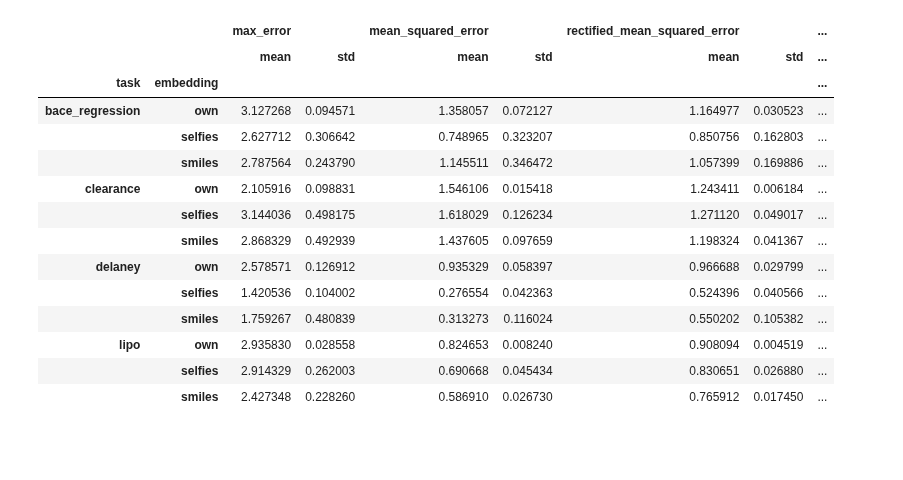
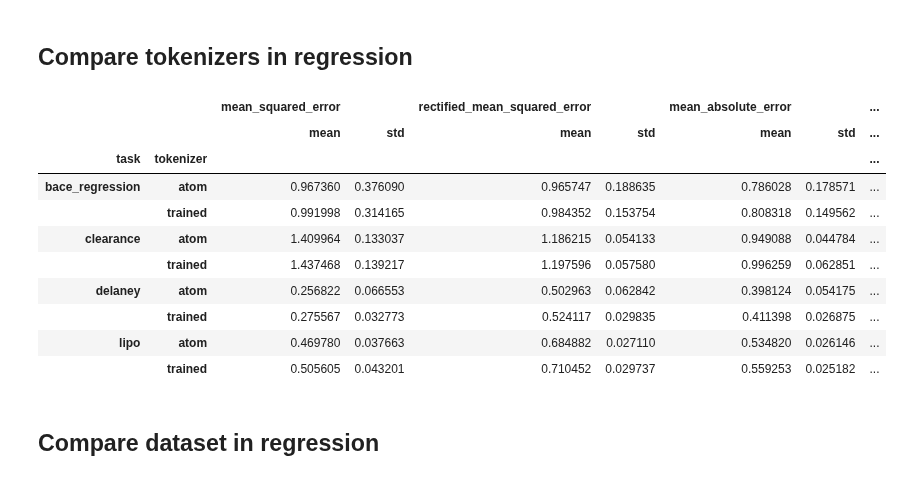
Before and after one commit to ibmm-unibe-ch/SMILES_or_SELFIES, a Jupyter notebook: Scoring_report_seeds.ipynb, the cells around one changed output. Saved outputs shown, nothing was run; the diff lists cells and outputs as text; code cells hidden in the pictures; blank space fills up the shorter version.

```diff
--- a/Scoring_report_seeds.ipynb
+++ b/Scoring_report_seeds.ipynb
@@ -11,18 +14,20 @@ classification_scores = []
 regression_scores = []
 for tokenizer_suffix in TOKENIZER_SUFFIXES:
     for task in MOLNET_DIRECTORY.keys():
-        task_tokenizer_path = TASK_MODEL_PATH/task/tokenizer_suffix
-        if task_tokenizer_path.exists():
-            for hyperparameter_path in glob(str(task_tokenizer_path) + "/*", recursive=True):
-                scores_path = hyperparameter_path+"/scores.csv"
-                if not Path(scores_path).is_file() or not "seed" in str(scores_path):
-                    continue
-                print(scores_path)
-                new_score_df = pd.read_csv(scores_path)
-                if list(new_score_df.task_type)[0] == "classification":
-                    classification_scores.append(new_score_df)
-                else:
-                    regression_scores.append(new_score_df)
+        for model in ["bart", "roberta"]:
+            task_tokenizer_path = TASK_MODEL_PATH/task/(tokenizer_suffix+"_"+model)
+            print(task_tokenizer_path)
+            if task_tokenizer_path.exists():
+                for hyperparameter_path in glob(str(task_tokenizer_path) + "/*", recursive=True):
+                    scores_path = hyperparameter_path+"/scores.csv"
+                    if not Path(scores_path).is_file() or not "seed" in str(scores_path):
+                        continue
+                    print(scores_path)
+                    new_score_df = pd.read_csv(scores_path)
+                    if list(new_score_df.task_type)[0] == "classification":
+                        classification_scores.append(new_score_df)
+                    else:
+                        regression_scores.append(new_score_df)
 
 regression_scores = pd.concat(regression_scores, axis = 0, sort = False)
 classification_scores = pd.concat(classification_scores, axis = 0, sort = False)
@@ -47,6 +59,5 @@ classification_scores = pd.concat(classification_scores, axis = 0, sort = False)
 # %%
-columns = list(regression_scores.columns[-3:])
-columns.extend(regression_scores.columns[:-3])
-
-regression_scores.sort_values(["task", "tokenizer"])[columns].sort_values(["mean_absolute_error"]).drop(["Unnamed: 0", "task_type", "learning_rate", "dropout", "seed"], axis="columns").groupby(["task", "embedding", "tokenizer", "dataset"]).agg(["mean", "std"])
+regression_columns = list(regression_scores.columns[-2:])
+regression_columns.extend(regression_scores.columns[:-2])
+regression_scores[regression_columns].drop(["Unnamed: 0", "task_type", "learning_rate", "dropout", "seed"], axis="columns").groupby(["task", "embedding", "tokenizer", "dataset", "architecture"]).agg(["mean", "std"])
 # %% [output]
@@ -94,19 +99,19 @@ regression_scores.sort_values(["task", "tokenizer"])[columns].sort_values(["mean
+# %% [markdown]
+## Compare tokenizers in regression
 # %%
-regression_scores.sort_values(["task", "tokenizer"])[columns].sort_values(["mean_absolute_error"]).drop(["Unnamed: 0", "task_type", "learning_rate", "dropout", "seed"], axis="columns").groupby(["task", "embedding"]).agg(["mean", "std"])
+regression_scores[regression_columns].drop(["Unnamed: 0", "task_type", "learning_rate", "dropout", "seed"], axis="columns").groupby(["task", "tokenizer"]).agg(["mean", "std"])
 # %% [output]
-|  |  | max_error |  | mean_squared_error |  | rectified_mean_squared_error |  | ... |
+|  |  | mean_squared_error |  | rectified_mean_squared_error |  | mean_absolute_error |  | ... |
 |  |  | mean | std | mean | std | mean | std | ... |
-| task | embedding |  |  |  |  |  |  | ... |
-| bace_regression | own | 3.127268 | 0.094571 | 1.358057 | 0.072127 | 1.164977 | 0.030523 | ... |
-|  | selfies | 2.627712 | 0.306642 | 0.748965 | 0.323207 | 0.850756 | 0.162803 | ... |
-|  | smiles | 2.787564 | 0.243790 | 1.145511 | 0.346472 | 1.057399 | 0.169886 | ... |
-| clearance | own | 2.105916 | 0.098831 | 1.546106 | 0.015418 | 1.243411 | 0.006184 | ... |
-|  | selfies | 3.144036 | 0.498175 | 1.618029 | 0.126234 | 1.271120 | 0.049017 | ... |
-|  | smiles | 2.868329 | 0.492939 | 1.437605 | 0.097659 | 1.198324 | 0.041367 | ... |
-| delaney | own | 2.578571 | 0.126912 | 0.935329 | 0.058397 | 0.966688 | 0.029799 | ... |
-|  | selfies | 1.420536 | 0.104002 | 0.276554 | 0.042363 | 0.524396 | 0.040566 | ... |
-|  | smiles | 1.759267 | 0.480839 | 0.313273 | 0.116024 | 0.550202 | 0.105382 | ... |
-| lipo | own | 2.935830 | 0.028558 | 0.824653 | 0.008240 | 0.908094 | 0.004519 | ... |
-|  | selfies | 2.914329 | 0.262003 | 0.690668 | 0.045434 | 0.830651 | 0.026880 | ... |
-|  | smiles | 2.427348 | 0.228260 | 0.586910 | 0.026730 | 0.765912 | 0.017450 | ... |
+| task | tokenizer |  |  |  |  |  |  | ... |
+| bace_regression | atom | 0.967360 | 0.376090 | 0.965747 | 0.188635 | 0.786028 | 0.178571 | ... |
+|  | trained | 0.991998 | 0.314165 | 0.984352 | 0.153754 | 0.808318 | 0.149562 | ... |
+| clearance | atom | 1.409964 | 0.133037 | 1.186215 | 0.054133 | 0.949088 | 0.044784 | ... |
+|  | trained | 1.437468 | 0.139217 | 1.197596 | 0.057580 | 0.996259 | 0.062851 | ... |
+| delaney | atom | 0.256822 | 0.066553 | 0.502963 | 0.062842 | 0.398124 | 0.054175 | ... |
+|  | trained | 0.275567 | 0.032773 | 0.524117 | 0.029835 | 0.411398 | 0.026875 | ... |
+| lipo | atom | 0.469780 | 0.037663 | 0.684882 | 0.027110 | 0.534820 | 0.026146 | ... |
+|  | trained | 0.505605 | 0.043201 | 0.710452 | 0.029737 | 0.559253 | 0.025182 | ... |
+# %% [markdown]
+## Compare dataset in regression
 # %%
```
Also changed, not shown: parts of 26 cells of this notebook, 21 other files.
